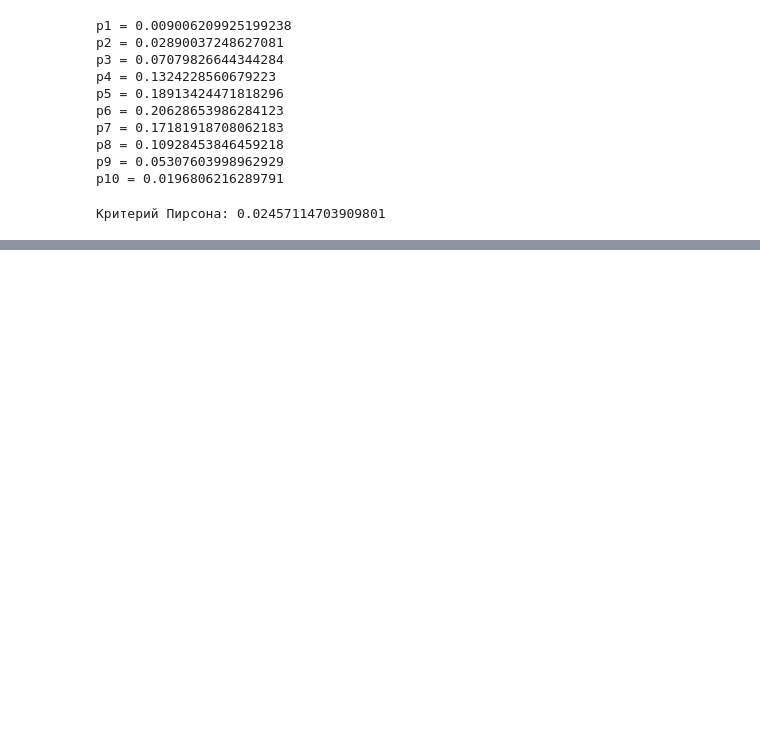
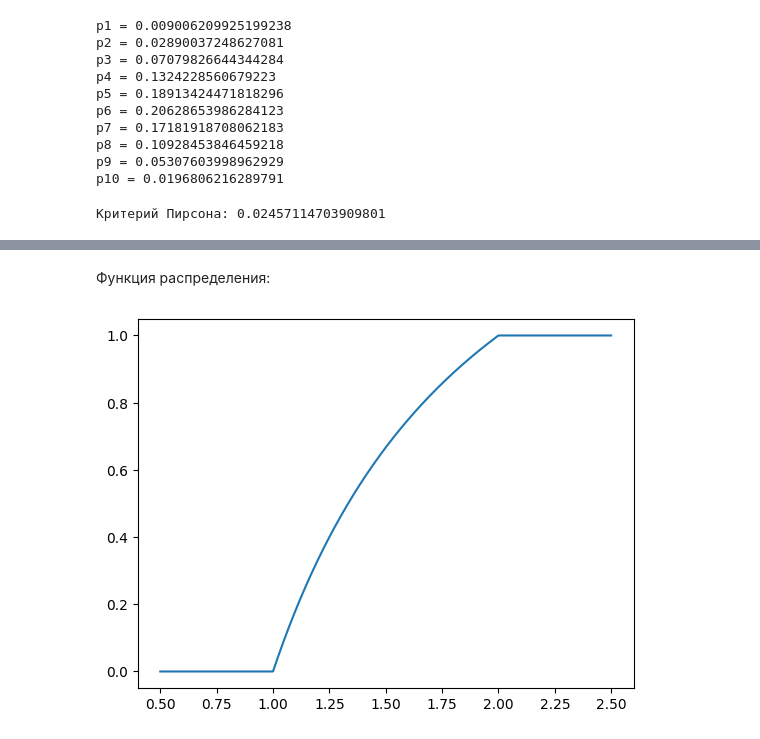
Before and after one commit to bloodlaac/terver, a Jupyter notebook: src/terver.ipynb, the cells around one changed output, grey strips where cells are left out. Drawn from its saved outputs; the diff is of its cells as text; code cells hidden in the pictures; blank space fills up the shorter version.

```diff
--- a/src/terver.ipynb
+++ b/src/terver.ipynb
@@ -322,0 +346,8 @@ $\chi^2_{1-\alpha;N-1-r}=20.278$</br></br>
+# %%
+def F(x, a = 2):
+    if x < a / 2:
+        return 0
+    elif ((x >= a / 2) and (x < a)):
+        return -2 / x + 2
+    else:
+        return 1
@@ -322,0 +363,9 @@ $\chi^2_{1-\alpha;N-1-r}=20.278$</br></br>
+# %% [markdown]
+Функция распределения:
+# %%
+x = np.linspace(0.5, 2.5, 1_000)
+y = [F(val) for val in x]
+plt.plot(x, y)
+plt.show()
+# %% [output]
+[figure, added]
```
Also changed, not shown: parts of 7 cells of this notebook.
